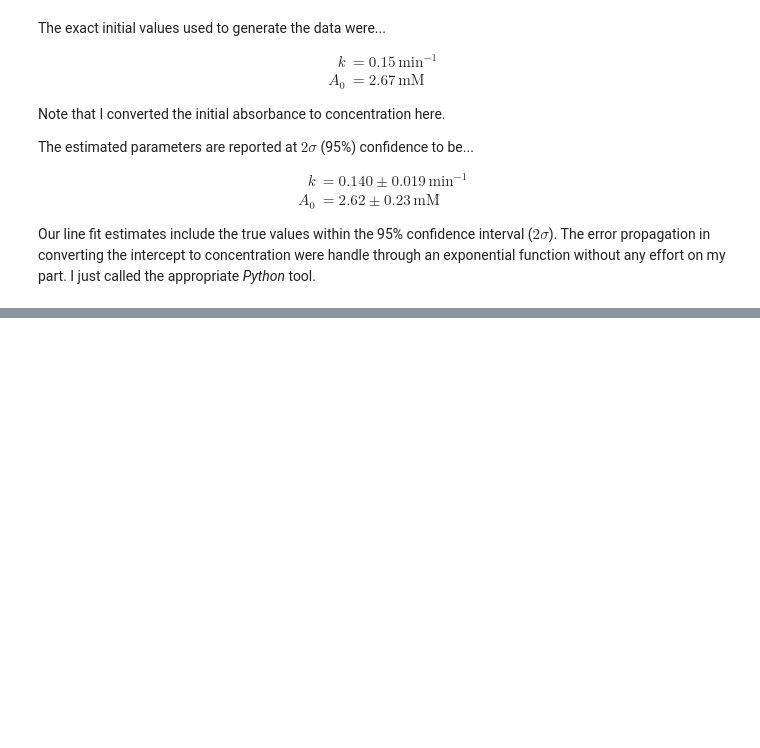
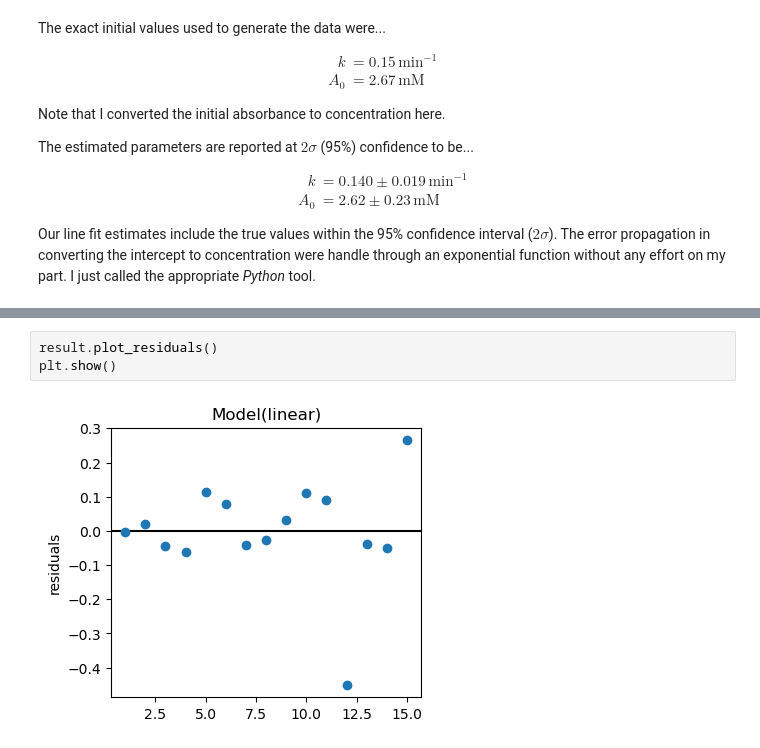
Before and after one commit to blinkletter/4410WebBook2026, a Jupyter notebook: book/notebooks/M11_Plot_Recommendations/01_SimplePlots.ipynb, the cells around one changed output, grey strips where cells are left out. Drawn from its saved outputs; the diff is of its cells as text; blank space fills up the shorter version.

```diff
--- a/book/notebooks/M11_Plot_Recommendations/01_SimplePlots.ipynb
+++ b/book/notebooks/M11_Plot_Recommendations/01_SimplePlots.ipynb
@@ -507,0 +515,5 @@ Always visualize the plot with the best-fit line and the residual plot. Your eye
+# %%
+result.plot_residuals()
+plt.show()
+# %% [output]
+[figure, added]
```
Also changed, not shown: parts of 2 cells of this notebook, 4 other files.
